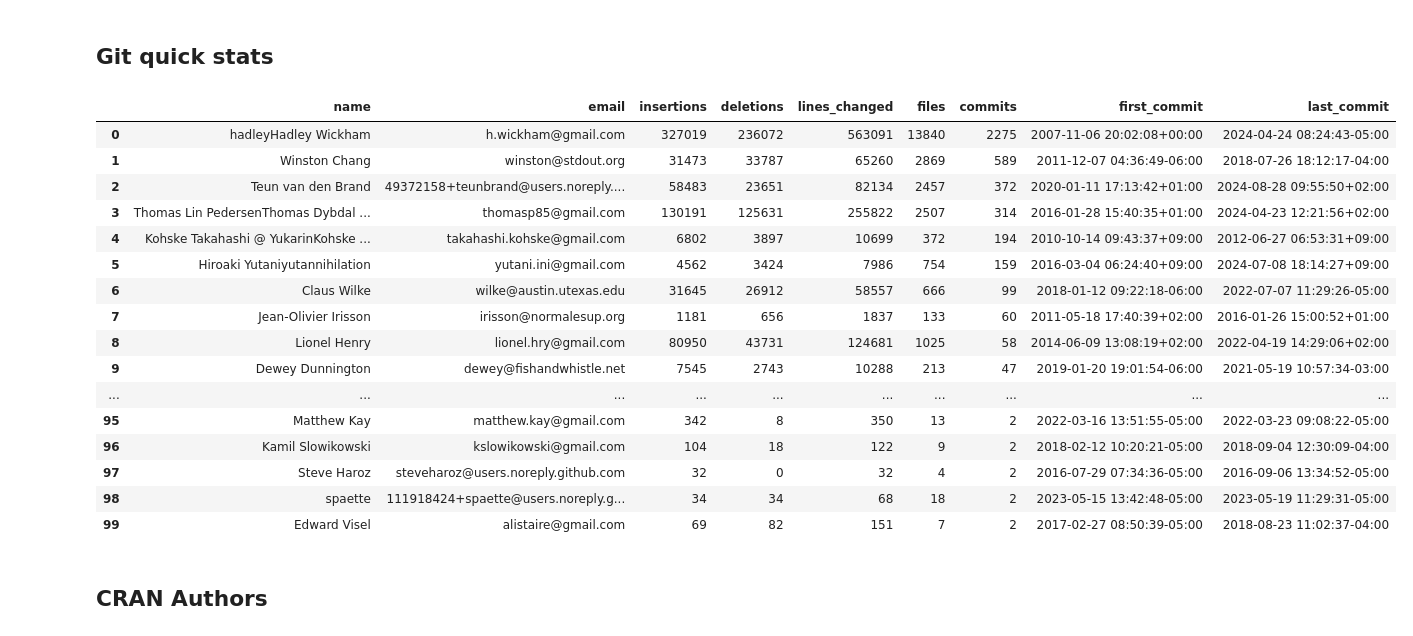
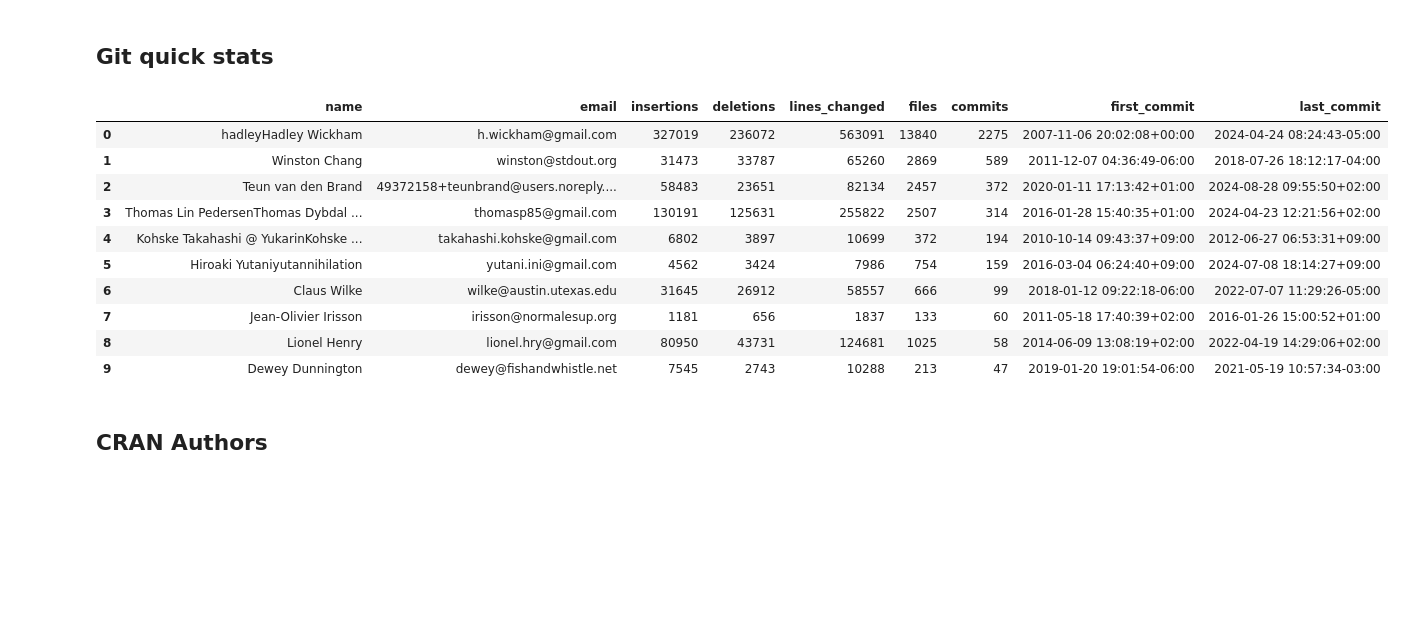
Before and after one commit to killi199/Master-Thesis, a Jupyter notebook: code/cran.ipynb, the cells around one changed output. Saved outputs shown, nothing was run; the diff lists cells and outputs as text; code cells hidden in the pictures; blank space fills up the shorter version.

```diff
--- a/code/cran.ipynb
+++ b/code/cran.ipynb
@@ -29,25 +29,19 @@ pd.set_option('display.max_rows', None)
 ## Git quick stats
 # %%
 git_contributors_df = await functions.get_git_contributors(owner, repo, repo_link, package_name)
-git_contributors_df.head(100)
+git_contributors_df.head(10)
 # %% [output]
 |  | name | email | insertions | deletions | lines_changed | files | commits | first_commit | last_commit |
 | 0 | hadleyHadley Wickham | h.wickham@gmail.com | 327019 | 236072 | 563091 | 13840 | 2275 | 2007-11-06 20:02:08+00:00 | 2024-04-24 08:24:43-05:00 |
 | 1 | Winston Chang | winston@stdout.org | 31473 | 33787 | 65260 | 2869 | 589 | 2011-12-07 04:36:49-06:00 | 2018-07-26 18:12:17-04:00 |
 | 2 | Teun van den Brand | 49372158+teunbrand@users.noreply.... | 58483 | 23651 | 82134 | 2457 | 372 | 2020-01-11 17:13:42+01:00 | 2024-08-28 09:55:50+02:00 |
 | 3 | Thomas Lin PedersenThomas Dybdal ... | thomasp85@gmail.com | 130191 | 125631 | 255822 | 2507 | 314 | 2016-01-28 15:40:35+01:00 | 2024-04-23 12:21:56+02:00 |
 | 4 | Kohske Takahashi @ YukarinKohske ... | takahashi.kohske@gmail.com | 6802 | 3897 | 10699 | 372 | 194 | 2010-10-14 09:43:37+09:00 | 2012-06-27 06:53:31+09:00 |
 | 5 | Hiroaki Yutaniyutannihilation | yutani.ini@gmail.com | 4562 | 3424 | 7986 | 754 | 159 | 2016-03-04 06:24:40+09:00 | 2024-07-08 18:14:27+09:00 |
 | 6 | Claus Wilke | wilke@austin.utexas.edu | 31645 | 26912 | 58557 | 666 | 99 | 2018-01-12 09:22:18-06:00 | 2022-07-07 11:29:26-05:00 |
 | 7 | Jean-Olivier Irisson | irisson@normalesup.org | 1181 | 656 | 1837 | 133 | 60 | 2011-05-18 17:40:39+02:00 | 2016-01-26 15:00:52+01:00 |
 | 8 | Lionel Henry | lionel.hry@gmail.com | 80950 | 43731 | 124681 | 1025 | 58 | 2014-06-09 13:08:19+02:00 | 2022-04-19 14:29:06+02:00 |
 | 9 | Dewey Dunnington | dewey@fishandwhistle.net | 7545 | 2743 | 10288 | 213 | 47 | 2019-01-20 19:01:54-06:00 | 2021-05-19 10:57:34-03:00 |
-| ... | ... | ... | ... | ... | ... | ... | ... | ... | ... |
-| 95 | Matthew Kay | matthew.kay@gmail.com | 342 | 8 | 350 | 13 | 2 | 2022-03-16 13:51:55-05:00 | 2022-03-23 09:08:22-05:00 |
-| 96 | Kamil Slowikowski | kslowikowski@gmail.com | 104 | 18 | 122 | 9 | 2 | 2018-02-12 10:20:21-05:00 | 2018-09-04 12:30:09-04:00 |
-| 97 | Steve Haroz | steveharoz@users.noreply.github.com | 32 | 0 | 32 | 4 | 2 | 2016-07-29 07:34:36-05:00 | 2016-09-06 13:34:52-05:00 |
-| 98 | spaette | 111918424+spaette@users.noreply.g... | 34 | 34 | 68 | 18 | 2 | 2023-05-15 13:42:48-05:00 | 2023-05-19 11:29:31-05:00 |
-| 99 | Edward Visel | alistaire@gmail.com | 69 | 82 | 151 | 7 | 2 | 2017-02-27 08:50:39-05:00 | 2018-08-23 11:02:37-04:00 |
 # %% [markdown]
 ## CRAN Authors
 # %%
```
Also changed, not shown: 1 other file.
